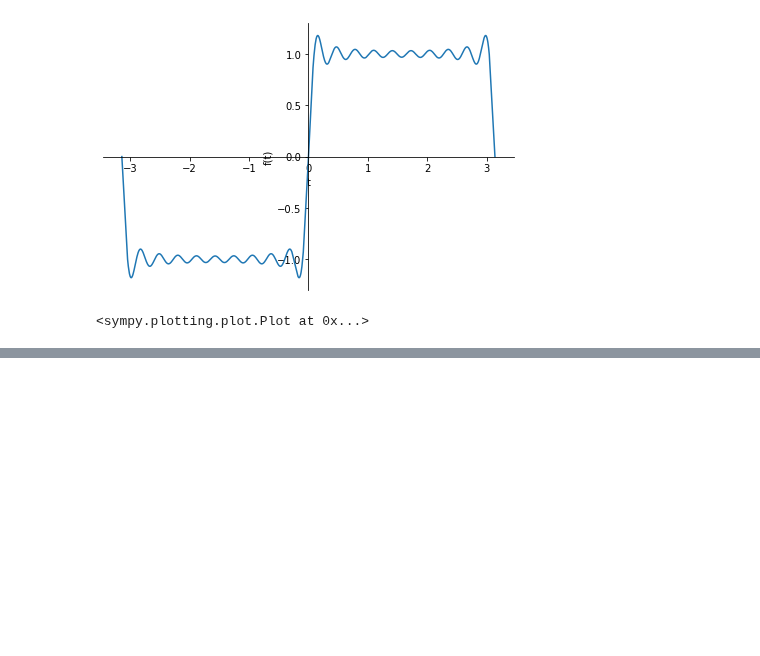
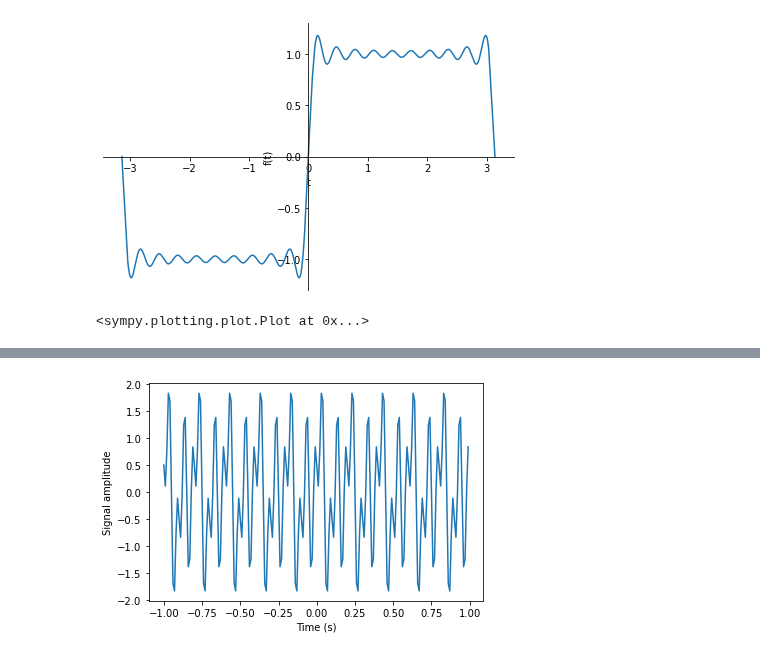
Before and after one commit to primer-computational-mathematics/book, a Jupyter notebook: notebooks/a_modules/waves/6_Fourier_Series.ipynb, the cells around one changed output, grey strips where cells are left out. Drawn from its saved outputs; the diff is of its cells as text; code cells hidden in the pictures; blank space fills up the shorter version.

```diff
--- a/notebooks/a_modules/waves/6_Fourier_Series.ipynb
+++ b/notebooks/a_modules/waves/6_Fourier_Series.ipynb
@@ -92,0 +109,12 @@ sym.plot(series.truncate(10), (t, -pi, pi))
+# %%
+f = 10  # frequency
+
+t = np.linspace(-1, 1, 200, endpoint=False)
+x = np.sin(f * 2 * np.pi * t) - np.sin(f * 4 * np.pi * t) + 0.5*np.cos(f * np.pi * t)
+
+fig, ax = plt.subplots()
+ax.plot(t, x)
+ax.set_xlabel('Time (s)')
+ax.set_ylabel('Signal amplitude');
+# %% [output]
+[figure, added]
```
Also changed, not shown: parts of 7 cells of this notebook.
